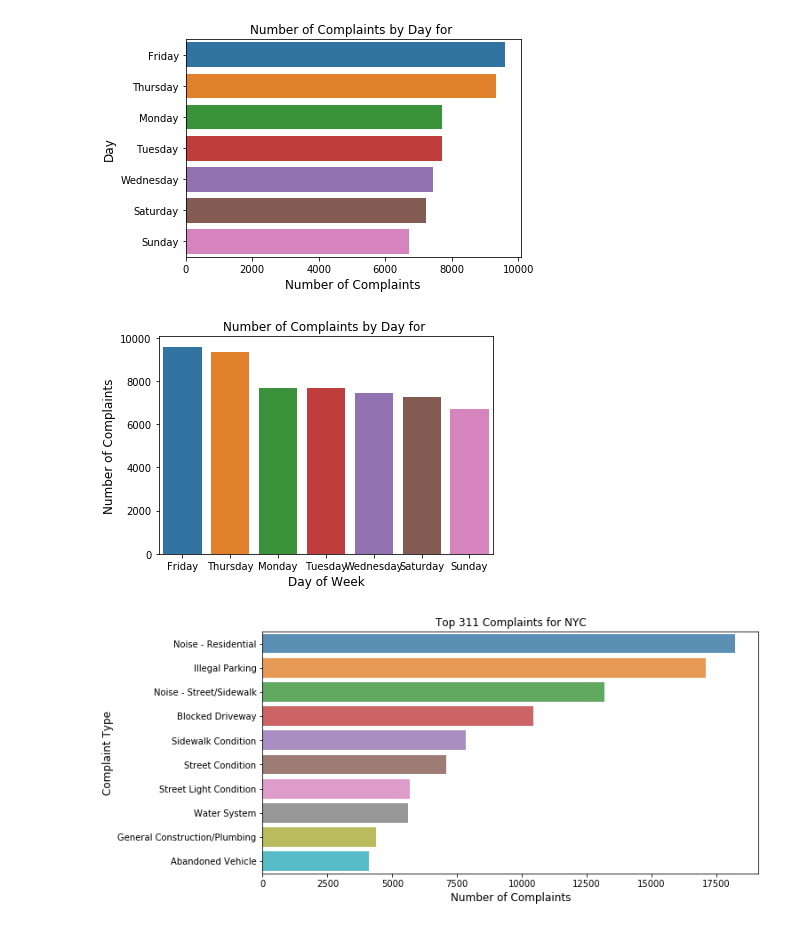
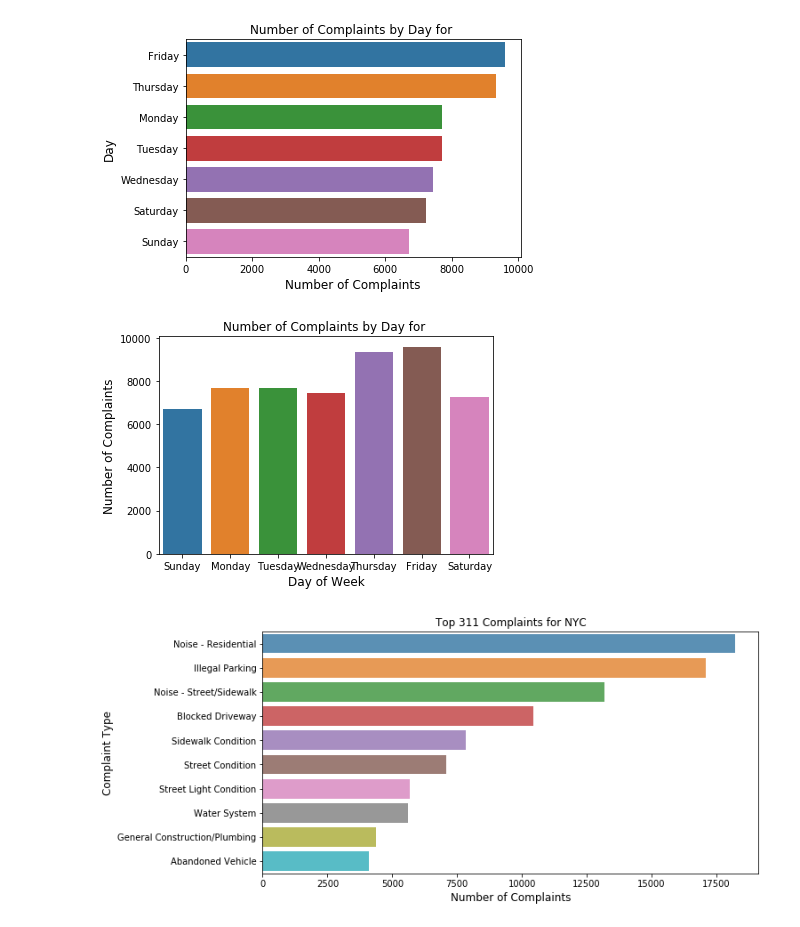
Before and after one commit to whohuhwhat/311_pt4, a Jupyter notebook: Aug_Workbook.ipynb, the cells around one changed output. Drawn from its saved outputs; the diff is of its cells as text; code cells hidden in the pictures.

Commit message:
order

```diff
--- a/Aug_Workbook.ipynb
+++ b/Aug_Workbook.ipynb
@@ -132,13 +142,13 @@ plt.show()
 # %% [output]
 [figure]
 # %%
-sns.barplot(bor_days.index, bor_days.values)
+sns.barplot(bor_days.index, bor_days.values, order=["Sunday", "Monday", "Tuesday", "Wednesday", "Thursday", "Friday", "Saturday"])
 plt.title('Number of Complaints by Day for ')
 plt.ylabel('Number of Complaints', fontsize=12)
 plt.xlabel('Day of Week', fontsize=12)
 plt.show()
 # %% [output]
-[figure, old version]
+[figure, new version]
 # %%
 complaint_count  = aug['complaint_type'].value_counts()
 complaint_count = complaint_count[:10,]
```
Also changed, not shown: parts of 2 cells of this notebook.
